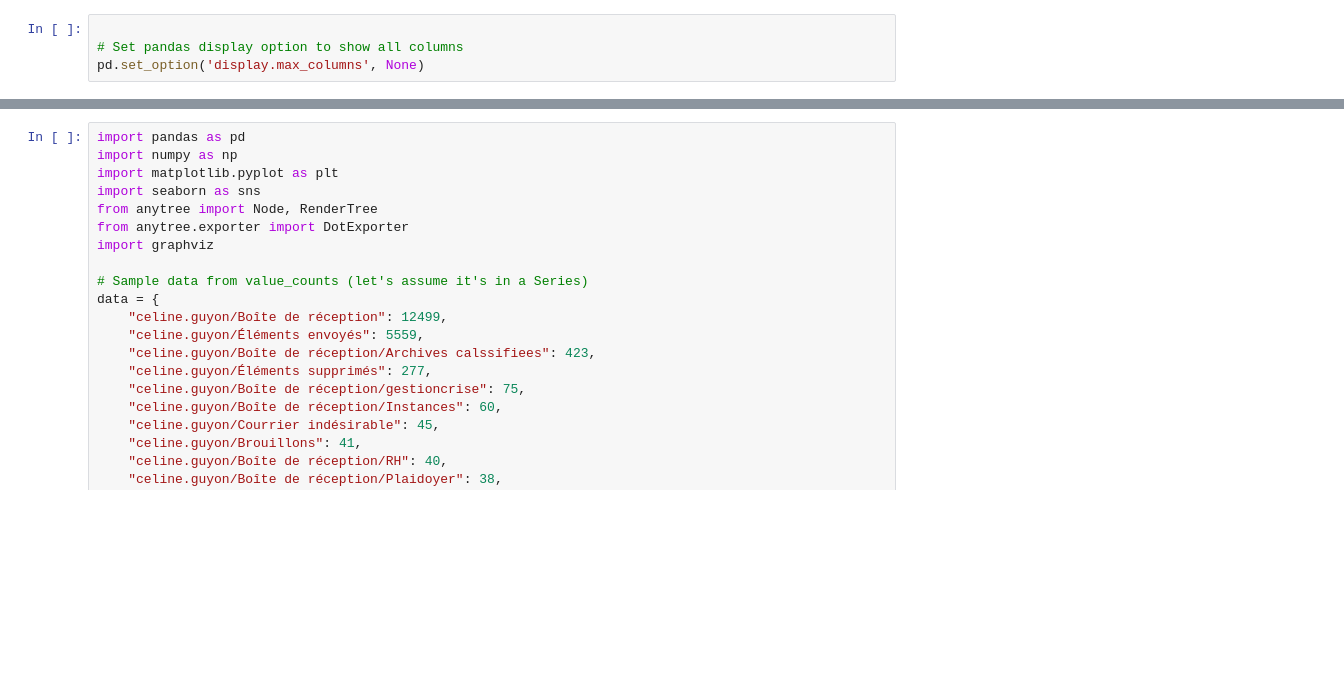
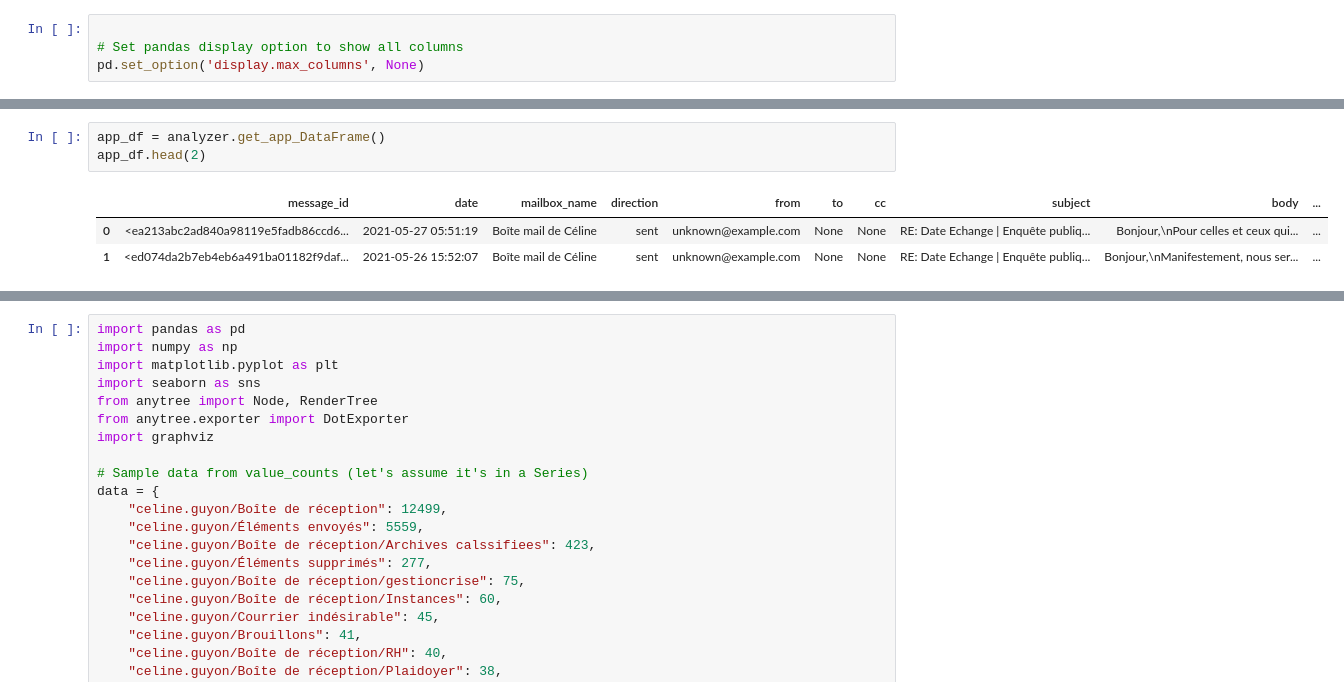
Before and after one commit to Olkoa/ArchivingEmail, a Jupyter notebook: eml_to_duck_db.ipynb, the cells around one changed output, grey strips where cells are left out. Saved outputs shown, nothing was run; the diff lists cells and outputs as text; blank space fills up the shorter version.

```diff
--- a/eml_to_duck_db.ipynb
+++ b/eml_to_duck_db.ipynb
@@ -336 +361,8 @@ root    10
 Name: count, dtype: int64
+# %%
+app_df = analyzer.get_app_DataFrame()
+app_df.head(2)
+# %% [output]
+|  | message_id | date | mailbox_name | direction | from | to | cc | subject | body | ... |
+| 0 | <ea213abc2ad840a98119e5fadb86ccd6... | 2021-05-27 05:51:19 | Boîte mail de Céline | sent | unknown@example.com | None | None | RE: Date Echange | Enquête publiq... | Bonjour,\nPour celles et ceux qui... | ... |
+| 1 | <ed074da2b7eb4eb6a491ba01182f9daf... | 2021-05-26 15:52:07 | Boîte mail de Céline | sent | unknown@example.com | None | None | RE: Date Echange | Enquête publiq... | Bonjour,\nManifestement, nous ser... | ... |
```
Also changed, not shown: parts of 10 cells of this notebook, 2 other files.
